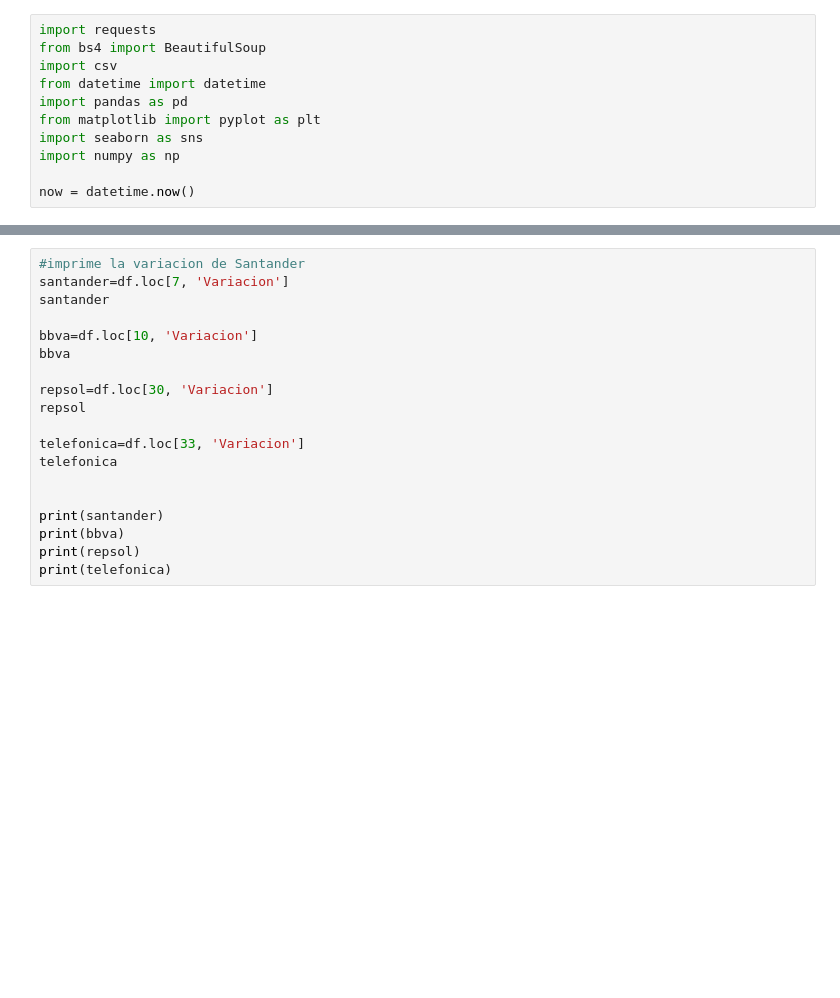
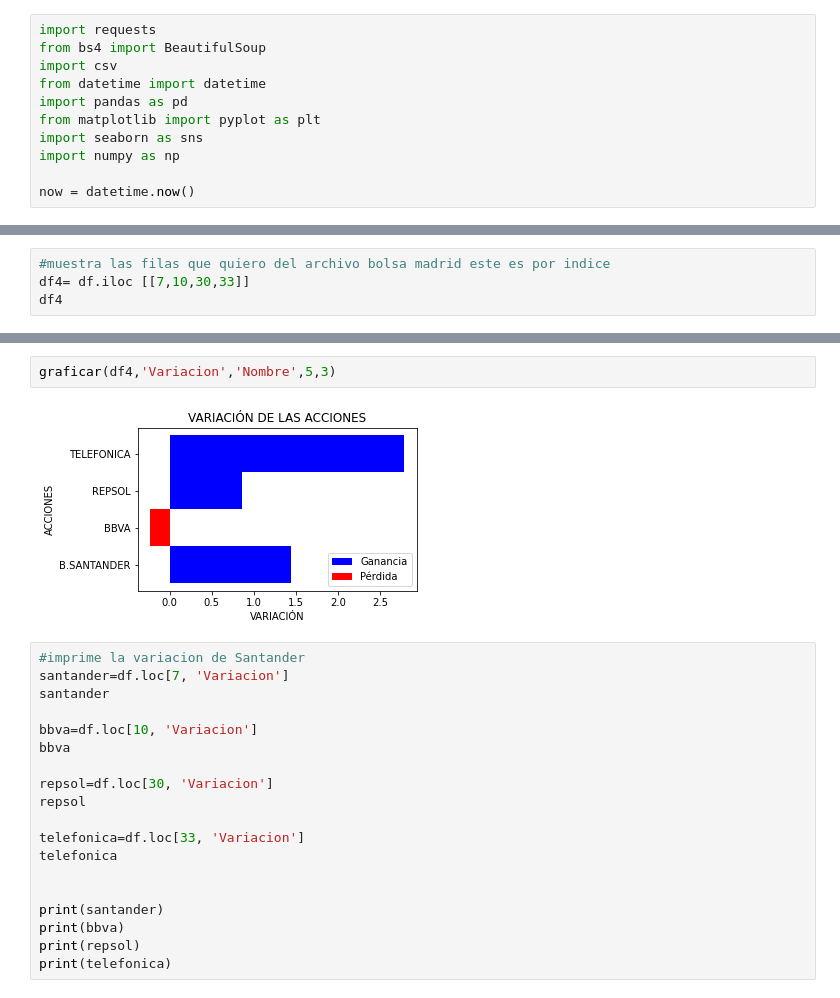
Before and after one commit to pptscdia2021/pp12021grupo6_a1-pp12021grupo6_a1, a Jupyter notebook: TP2-WSyAPI/Bolsa_Madrid_max_min_graficos.ipynb, the cells around one changed output, grey strips where cells are left out. Saved outputs shown, nothing was run; the diff lists cells and outputs as text; blank space fills up the shorter version.

```diff
--- a/TP2-WSyAPI/Bolsa_Madrid_max_min_graficos.ipynb
+++ b/TP2-WSyAPI/Bolsa_Madrid_max_min_graficos.ipynb
@@ -189,0 +189,4 @@ df.iloc [[7,10,30,33]]
+# %%
+#muestra las filas que quiero del archivo bolsa madrid este es por indice
+df4= df.iloc [[7,10,30,33]]
+df4
@@ -190,3 +199,7 @@ df.iloc [[7,10,30,33]]
+# %%
+graficar(df4,'Variacion','Nombre',5,3)
+# %% [output]
+[figure, added]
 # %%
 #imprime la variacion de Santander
 santander=df.loc[7, 'Variacion']
```
Also changed, not shown: parts of 17 cells of this notebook.
